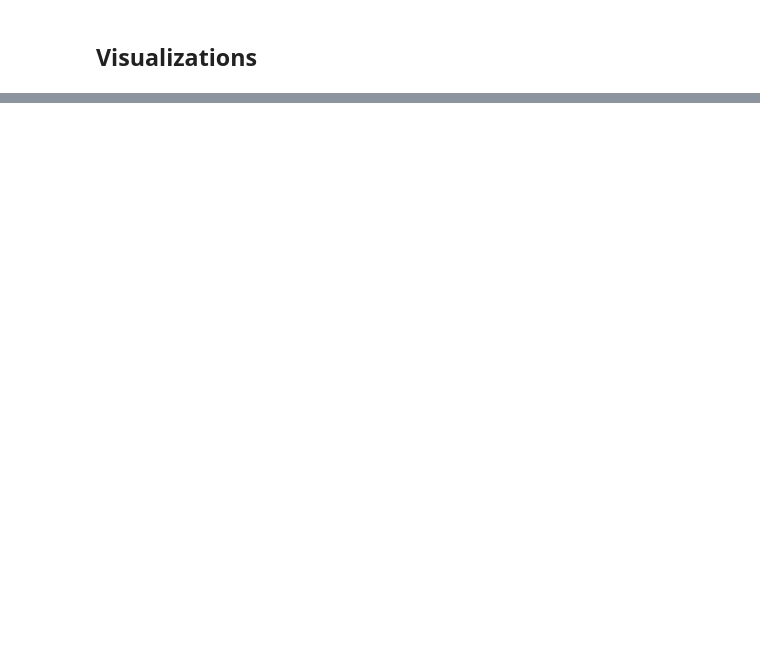
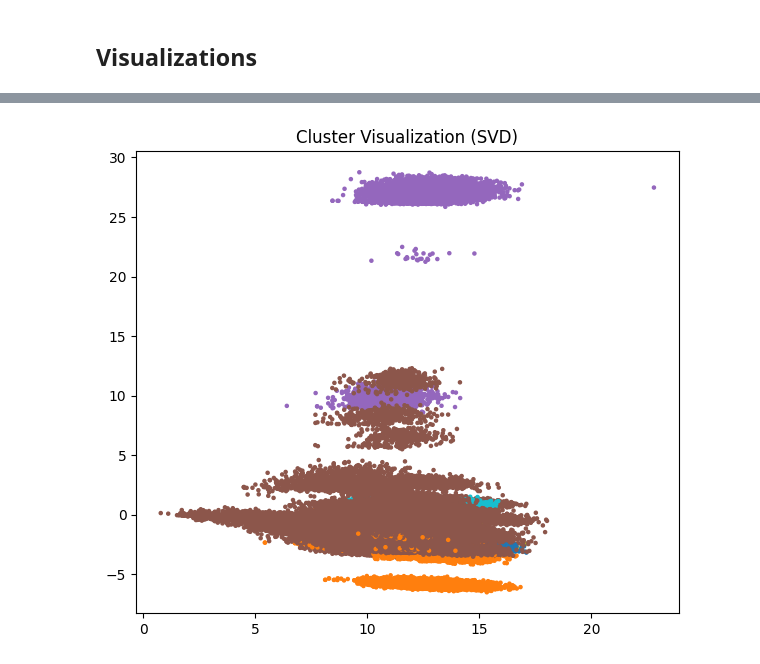
Before and after one commit to LilaNguyen/Skinterest-Tech-1B, a Jupyter notebook: notebooks/skinterest1b_milestone2.ipynb, the cells around one changed output, grey strips where cells are left out. Cells and saved outputs as stored; diff of their text form; code cells hidden in the pictures; blank space fills up the shorter version.

```diff
--- a/notebooks/skinterest1b_milestone2.ipynb
+++ b/notebooks/skinterest1b_milestone2.ipynb
@@ -212,2 +222,15 @@ encoded_df
+# %%
+from sklearn.cluster import KMeans
+from sklearn.preprocessing import StandardScaler
+
+k = 8
+
+scaler = StandardScaler(with_mean=False)
+X_scaled = scaler.fit_transform(X)
+
+kmeans = KMeans(n_clusters=k, random_state=42)
+labels = kmeans.fit_predict(X_scaled)
+
+skin_df['cluster'] = labels
 # %% [markdown]
 ## Testing the Model
@@ -217,0 +404,13 @@ encoded_df
+# %%
+from sklearn.decomposition import TruncatedSVD
+
+# Truncated SVD (for sparse or high-dimensional data)
+svd = TruncatedSVD(n_components=2)
+coords_svd = svd.fit_transform(X_scaled)
+
+plt.figure(figsize=(7,6))
+plt.scatter(coords_svd[:,0], coords_svd[:,1], c=labels, s=5, cmap='tab10')
+plt.title("Cluster Visualization (SVD)")
+plt.show()
+# %% [output]
+[figure, added]
```
Also changed, not shown: parts of 27 cells of this notebook.
